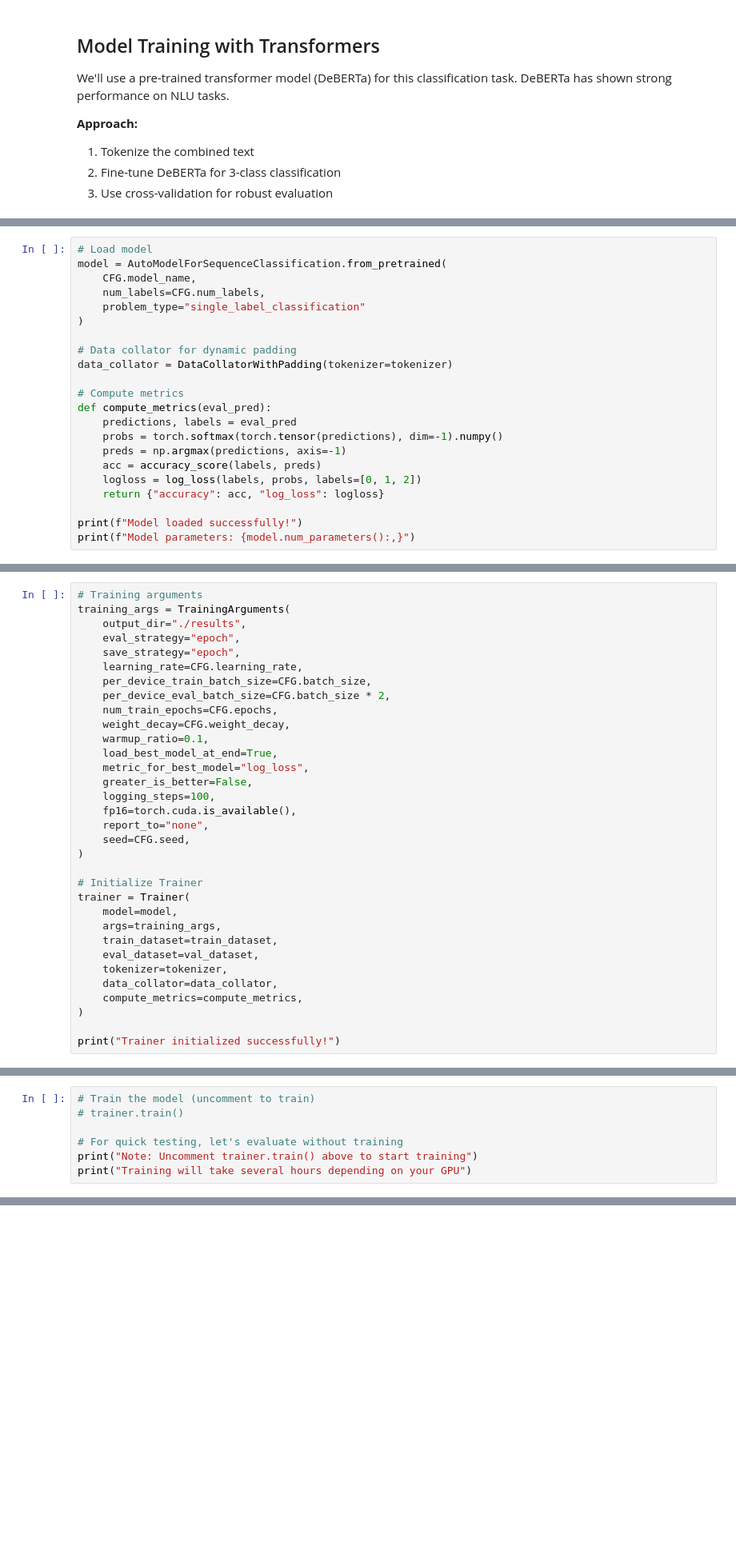
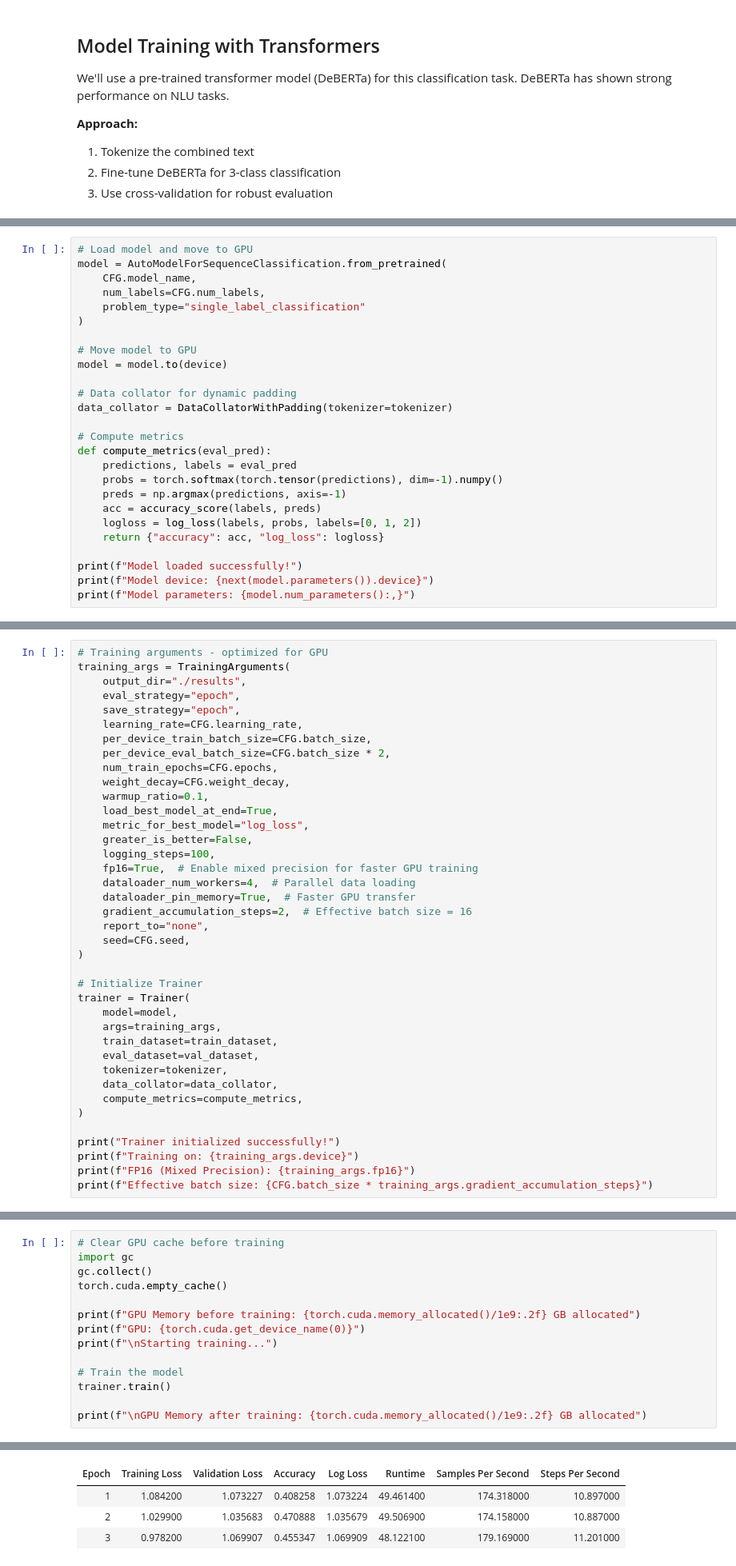
Before and after one commit to Musfique-Ahmed/Kaggle, a Jupyter notebook: LLM Classification Finetuning/prac.ipynb, the cells around one changed output, grey strips where cells are left out. Shown: that part at 80% size. Drawn from its saved outputs; the diff is of its cells as text; blank space fills up the shorter version.

```diff
--- a/LLM Classification Finetuning/prac.ipynb
+++ b/LLM Classification Finetuning/prac.ipynb
@@ -272,10 +391,13 @@ print("Sample tokenized length:", len(train_dataset[0]['input_ids']))
 # %%
-# Load model
+# Load model and move to GPU
 model = AutoModelForSequenceClassification.from_pretrained(
     CFG.model_name,
     num_labels=CFG.num_labels,
     problem_type="single_label_classification"
 )
+
+# Move model to GPU
+model = model.to(device)
 
 # Data collator for dynamic padding
 data_collator = DataCollatorWithPadding(tokenizer=tokenizer)
@@ -290,4 +412,5 @@ def compute_metrics(eval_pred):
     return {"accuracy": acc, "log_loss": logloss}
 
 print(f"Model loaded successfully!")
+print(f"Model device: {next(model.parameters()).device}")
 print(f"Model parameters: {model.num_parameters():,}")
@@ -294,5 +423,5 @@ print(f"Model parameters: {model.num_parameters():,}")
 # %%
-# Training arguments
+# Training arguments - optimized for GPU
 training_args = TrainingArguments(
     output_dir="./results",
     eval_strategy="epoch",
@@ -307,7 +436,10 @@ training_args = TrainingArguments(
     metric_for_best_model="log_loss",
     greater_is_better=False,
     logging_steps=100,
-    fp16=torch.cuda.is_available(),
+    fp16=True,  # Enable mixed precision for faster GPU training
+    dataloader_num_workers=4,  # Parallel data loading
+    dataloader_pin_memory=True,  # Faster GPU transfer
+    gradient_accumulation_steps=2,  # Effective batch size = 16
     report_to="none",
     seed=CFG.seed,
 )
@@ -324,3 +456,6 @@ trainer = Trainer(
 )
 
 print("Trainer initialized successfully!")
+print(f"Training on: {training_args.device}")
+print(f"FP16 (Mixed Precision): {training_args.fp16}")
+print(f"Effective batch size: {CFG.batch_size * training_args.gradient_accumulation_steps}")
@@ -327,7 +467,15 @@ print("Trainer initialized successfully!")
 # %%
-# Train the model (uncomment to train)
-# trainer.train()
+# Clear GPU cache before training
+import gc
+gc.collect()
+torch.cuda.empty_cache()
 
-# For quick testing, let's evaluate without training
-print("Note: Uncomment trainer.train() above to start training")
-print("Training will take several hours depending on your GPU")
+print(f"GPU Memory before training: {torch.cuda.memory_allocated()/1e9:.2f} GB allocated")
+print(f"GPU: {torch.cuda.get_device_name(0)}")
+print(f"\nStarting training...")
+
+# Train the model
+trainer.train()
+
+print(f"\nGPU Memory after training: {torch.cuda.memory_allocated()/1e9:.2f} GB allocated")
+# %% [output]
@@ -333,0 +504,4 @@ print("Training will take several hours depending on your GPU")
+| Epoch | Training Loss | Validation Loss | Accuracy | Log Loss | Runtime | Samples Per Second | Steps Per Second |
+| 1 | 1.084200 | 1.073227 | 0.408258 | 1.073224 | 49.461400 | 174.318000 | 10.897000 |
+| 2 | 1.029900 | 1.035683 | 0.470888 | 1.035679 | 49.506900 | 174.158000 | 10.887000 |
+| 3 | 0.978200 | 1.069907 | 0.455347 | 1.069909 | 48.122100 | 179.169000 | 11.201000 |
```
Also changed, not shown: parts of 20 cells of this notebook, 1 other file.
